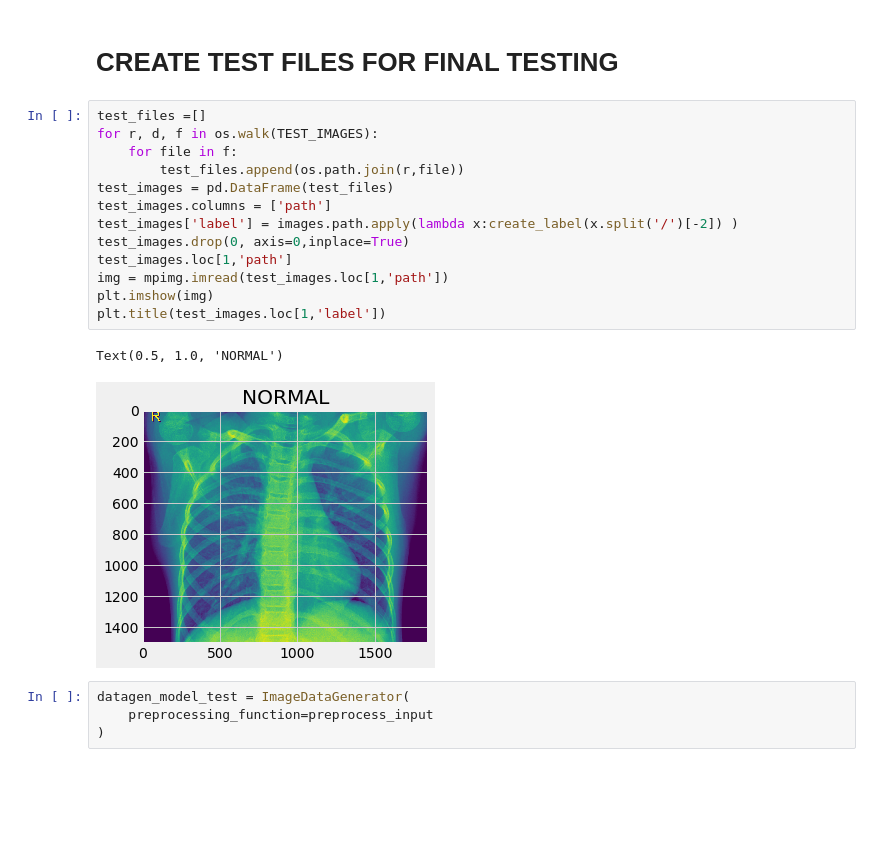
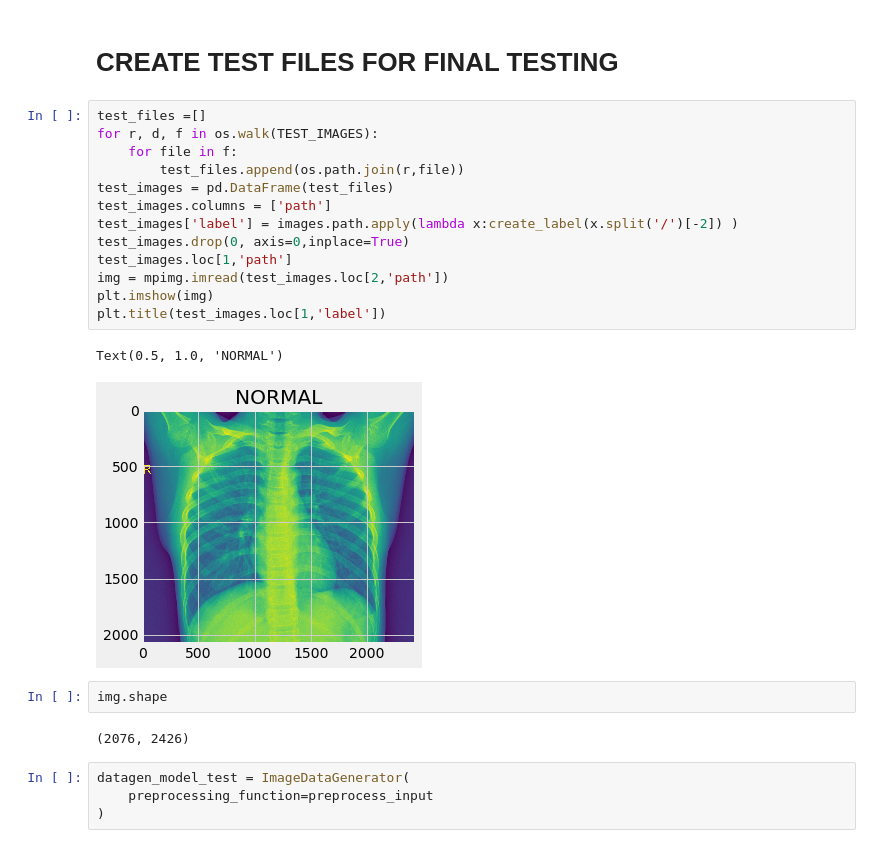
Before and after one commit to ekostrov/xray_binary_classification, a Jupyter notebook: JupyterScripts/project_v2.ipynb, the cells around one changed output. Drawn from its saved outputs; the diff is of its cells as text; blank space fills up the shorter version.

```diff
--- a/JupyterScripts/project_v2.ipynb
+++ b/JupyterScripts/project_v2.ipynb
@@ -126,19 +126,23 @@ print(df_train.shape, df_test.shape)
 # %%
 test_files =[]
 for r, d, f in os.walk(TEST_IMAGES):
     for file in f:
         test_files.append(os.path.join(r,file))
 test_images = pd.DataFrame(test_files)
 test_images.columns = ['path']
 test_images['label'] = images.path.apply(lambda x:create_label(x.split('/')[-2]) )
 test_images.drop(0, axis=0,inplace=True)
 test_images.loc[1,'path']
-img = mpimg.imread(test_images.loc[1,'path'])
+img = mpimg.imread(test_images.loc[2,'path'])
 plt.imshow(img)
 plt.title(test_images.loc[1,'label'])
 # %% [output]
 Text(0.5, 1.0, 'NORMAL')
-[figure, old version]
+[figure, new version]
+# %%
+img.shape
+# %% [output]
+(2076, 2426)
 # %%
 datagen_model_test = ImageDataGenerator(
     preprocessing_function=preprocess_input
```
Also changed, not shown: parts of 24 cells of this notebook.
